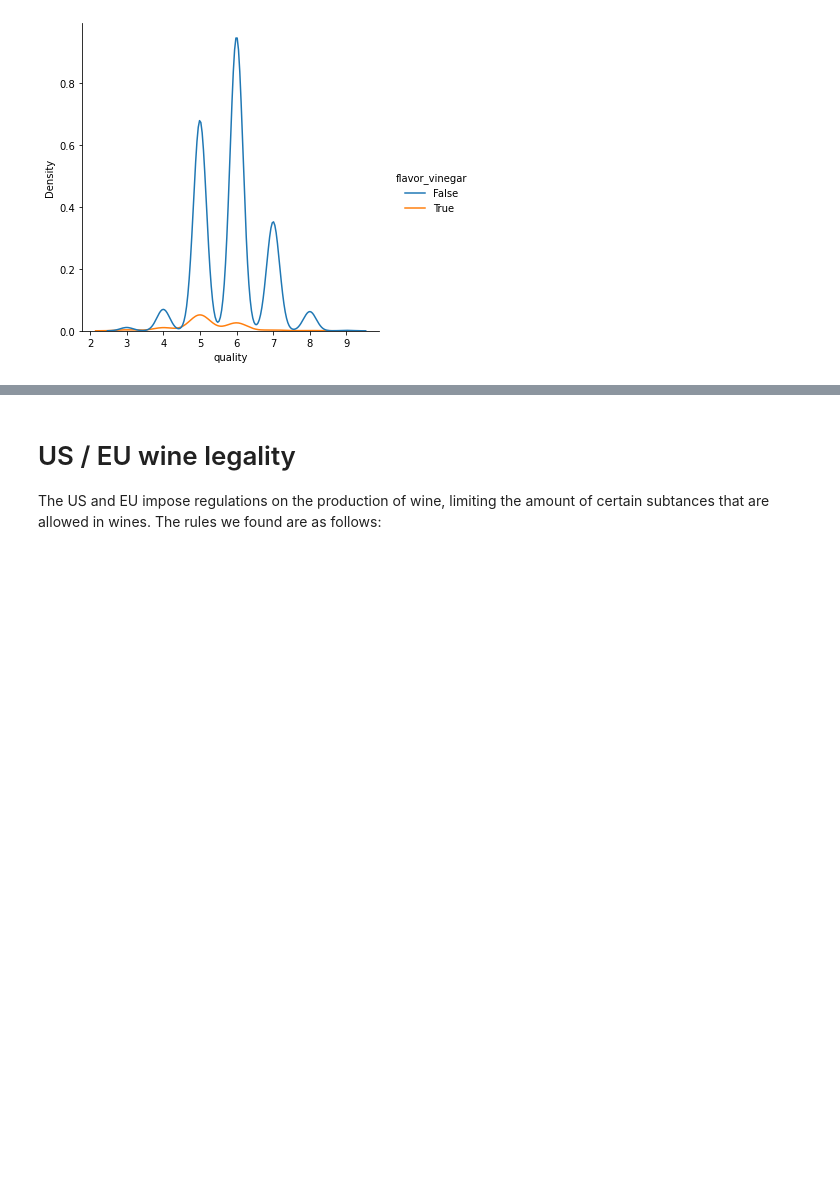
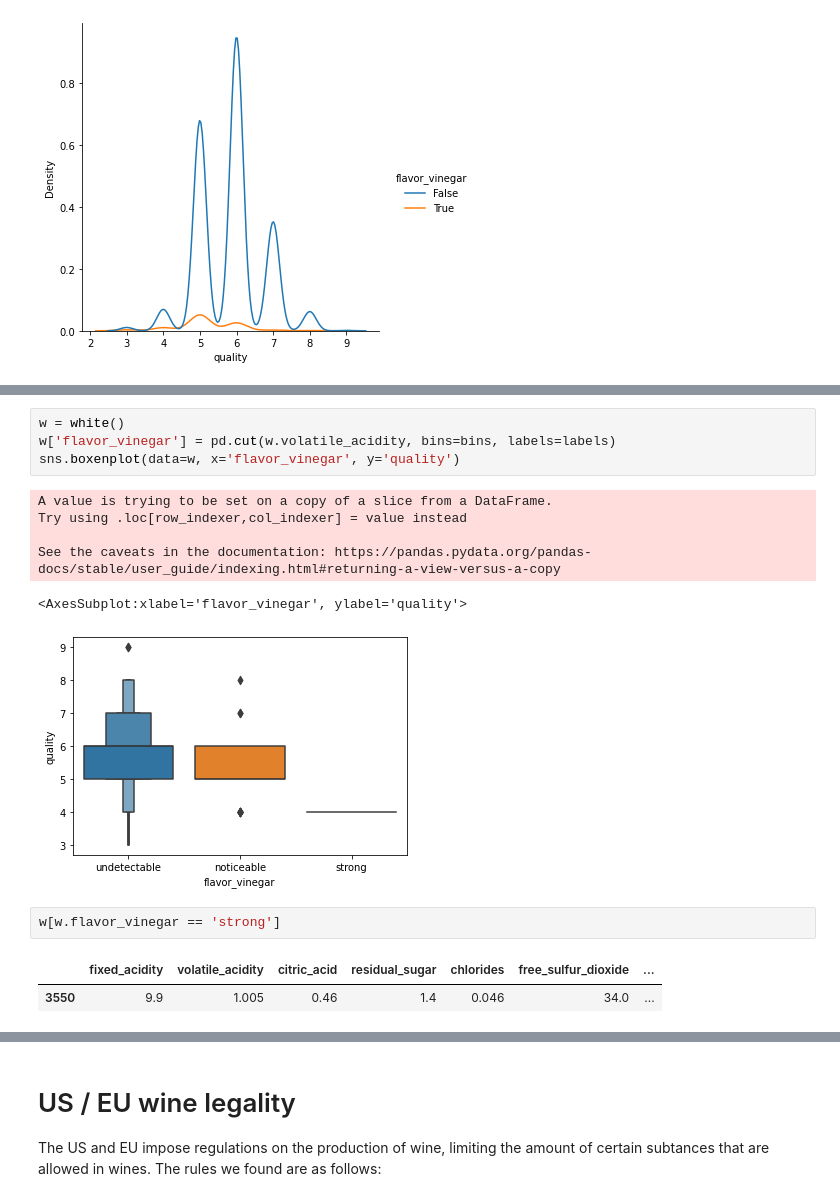
Before and after one commit to MrEnigmamgine/jtl_wine_quality, a Jupyter notebook: both-explore.ipynb, the cells around one changed output, grey strips where cells are left out. Saved outputs shown, nothing was run; the diff lists cells and outputs as text; blank space fills up the shorter version.

```diff
--- a/both-explore.ipynb
+++ b/both-explore.ipynb
@@ -740,0 +752,16 @@ plt.show()
+# %%
+w = white()
+w['flavor_vinegar'] = pd.cut(w.volatile_acidity, bins=bins, labels=labels)
+sns.boxenplot(data=w, x='flavor_vinegar', y='quality')
+# %% [output]
+A value is trying to be set on a copy of a slice from a DataFrame.
+Try using .loc[row_indexer,col_indexer] = value instead
+
+See the caveats in the documentation: https://pandas.pydata.org/pandas-docs/stable/user_guide/indexing.html#returning-a-view-versus-a-copy
+<AxesSubplot:xlabel='flavor_vinegar', ylabel='quality'>
+[figure, added]
+# %%
+w[w.flavor_vinegar == 'strong']
+# %% [output]
+|  | fixed_acidity | volatile_acidity | citric_acid | residual_sugar | chlorides | free_sulfur_dioxide | ... |
+| 3550 | 9.9 | 1.005 | 0.46 | 1.4 | 0.046 | 34.0 | ... |
```
Also changed, not shown: parts of 16 cells of this notebook, 2 other files.
